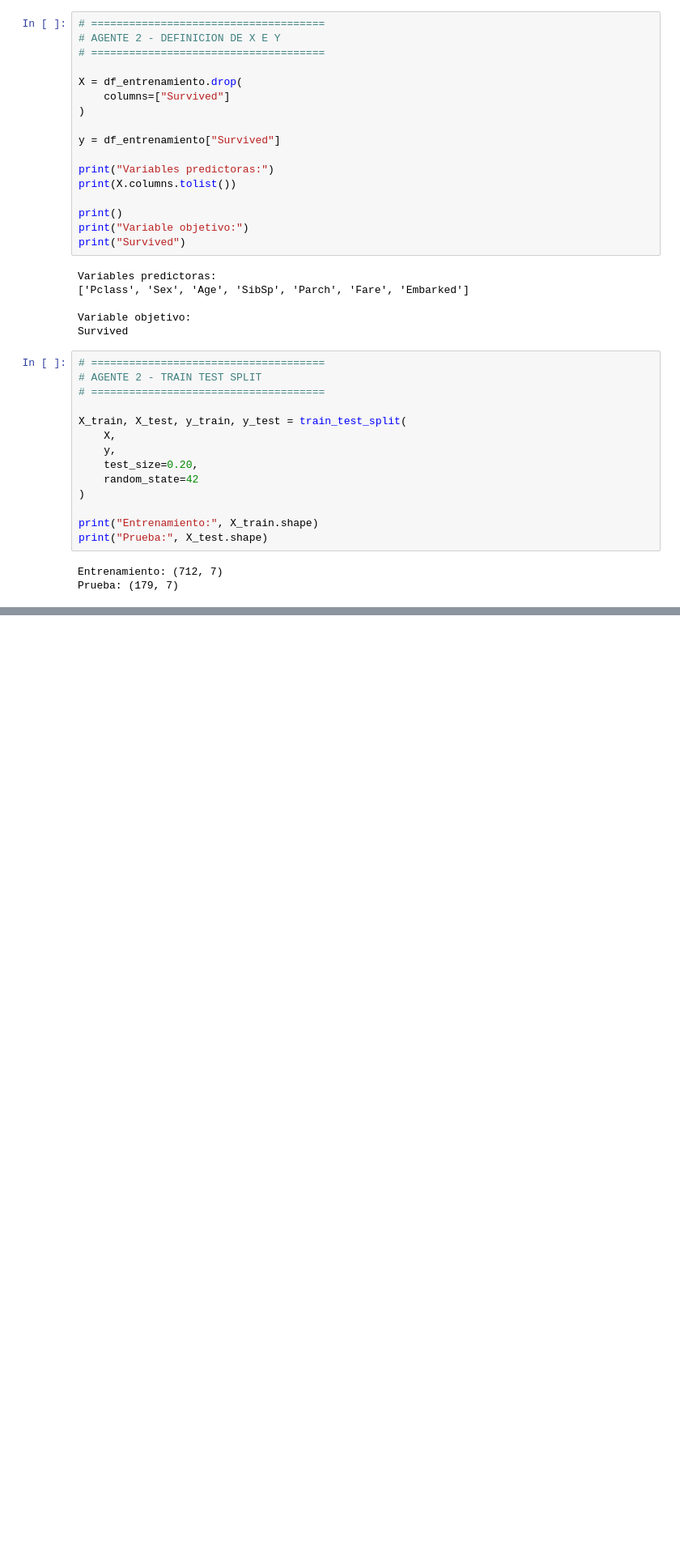
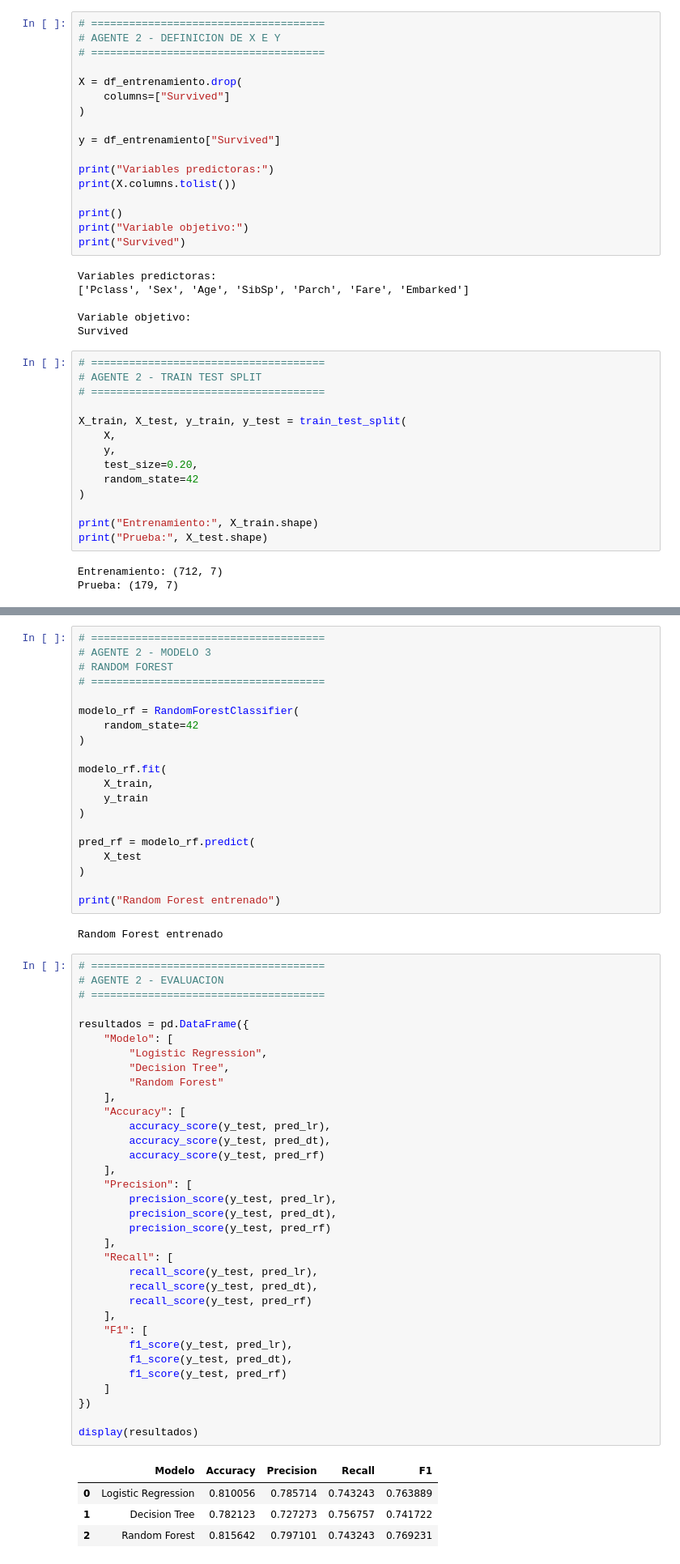
Before and after one commit to crisdouglasb-gg/ia_sistema_multiagente, a Jupyter notebook: Sistema_MultiAgente_IA.ipynb, the cells around one changed output, grey strips where cells are left out. Shown at 81% size. Cells and saved outputs as stored; diff of their text form; blank space fills up the shorter version.

Commit message:
Entrena y evalua modelos del agente entrenador

```diff
--- a/Sistema_MultiAgente_IA.ipynb
+++ b/Sistema_MultiAgente_IA.ipynb
@@ -294,0 +339,61 @@ Prueba: (179, 7)
+# %%
+# =====================================
+# AGENTE 2 - MODELO 3
+# RANDOM FOREST
+# =====================================
+
+modelo_rf = RandomForestClassifier(
+    random_state=42
+)
+
+modelo_rf.fit(
+    X_train,
+    y_train
+)
+
+pred_rf = modelo_rf.predict(
+    X_test
+)
+
+print("Random Forest entrenado")
+# %% [output]
+Random Forest entrenado
+# %%
+# =====================================
+# AGENTE 2 - EVALUACION
+# =====================================
+
+resultados = pd.DataFrame({
+    "Modelo": [
+        "Logistic Regression",
+        "Decision Tree",
+        "Random Forest"
+    ],
+    "Accuracy": [
+        accuracy_score(y_test, pred_lr),
+        accuracy_score(y_test, pred_dt),
+        accuracy_score(y_test, pred_rf)
+    ],
+    "Precision": [
+        precision_score(y_test, pred_lr),
+        precision_score(y_test, pred_dt),
+        precision_score(y_test, pred_rf)
+    ],
+    "Recall": [
+        recall_score(y_test, pred_lr),
+        recall_score(y_test, pred_dt),
+        recall_score(y_test, pred_rf)
+    ],
+    "F1": [
+        f1_score(y_test, pred_lr),
+        f1_score(y_test, pred_dt),
+        f1_score(y_test, pred_rf)
+    ]
+})
+
+display(resultados)
+# %% [output]
+|  | Modelo | Accuracy | Precision | Recall | F1 |
+| 0 | Logistic Regression | 0.810056 | 0.785714 | 0.743243 | 0.763889 |
+| 1 | Decision Tree | 0.782123 | 0.727273 | 0.756757 | 0.741722 |
+| 2 | Random Forest | 0.815642 | 0.797101 | 0.743243 | 0.769231 |
```
Also changed, not shown: parts of 2 cells of this notebook.
